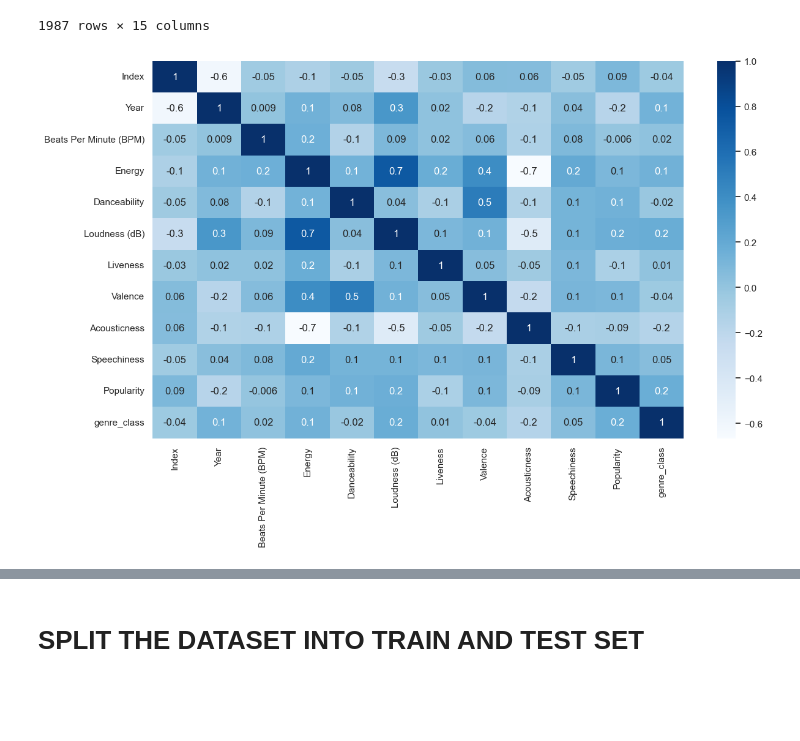
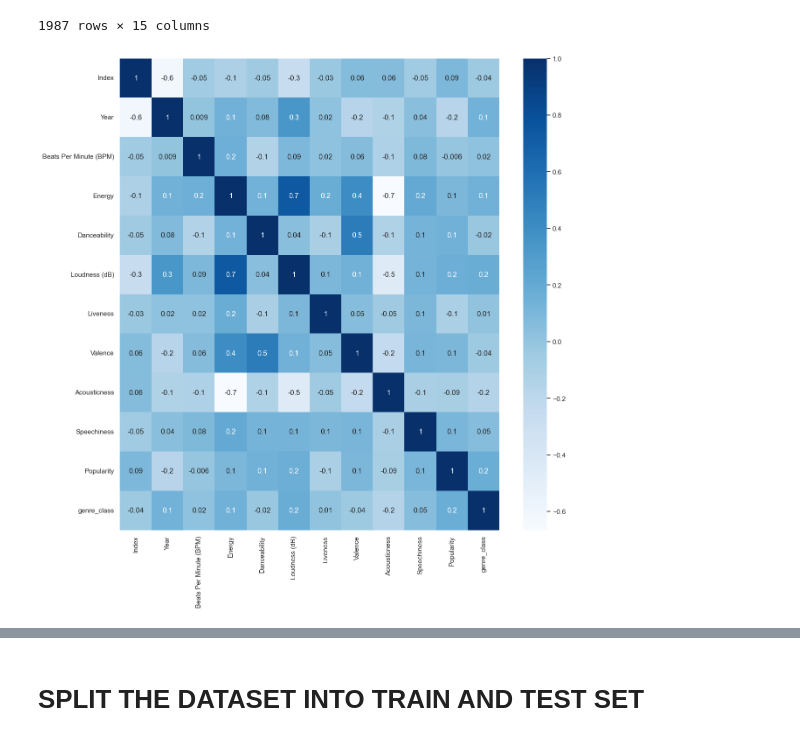
Before and after one commit to Gitroars/BS_FoDS_Project, a Jupyter notebook: Processing_Spotify_Dataset_in_SML-Copy1.ipynb, the cells around one changed output, grey strips where cells are left out. Cells and saved outputs as stored; diff of their text form; code cells hidden in the pictures; blank space fills up the shorter version.

```diff
--- a/Processing_Spotify_Dataset_in_SML-Copy1.ipynb
+++ b/Processing_Spotify_Dataset_in_SML-Copy1.ipynb
@@ -12,7 +12,7 @@ import seaborn as sns
 from sklearn.linear_model import LogisticRegression
 from sklearn.model_selection import train_test_split
 # %%
-url = 'Dataset/Spotify-2000.csv'
+url = 'https://raw.githubusercontent.com/Gitroars/BS_FoDS_Project/main/Dataset/Spotify-2000.csv'
 df = pd.read_csv(url)
 df
 # %% [output]
@@ -191,6 +212,29 @@ plt.show()
 # %% [markdown]
 # GROUPING THE GENRE
 # %%
+# values = ['canadian contemporary r&b','latin', 'electro house','australian dance','beatlesque','neo soul','brostep','irish singer-songwriter']
+# df2 = df2[df2.top_genre.isin(values) == False]
+# Change genre into numeric value
+df2['genre_class'] = 0
+#Maingroup
+#Pop Class
+# i=1
+# while(i<df2.shape[0]):
+#     if 'pop' in df2.loc[i,'top_genre']:
+#         print('Classified a classic')
+#         df2.loc[i,'genre_class']= 0
+#     elif 'hip hop' in df2.loc[i,'top_genre']:
+#         print('Classified a country')
+#         df2.loc[i,'genre_class']= 1
+#     elif 'rock' in df2.loc[i,'top_genre']:
+#         print('Classified a pop')
+#         df2.loc[i,'genre_class'] = 2
+#     else:
+#         print('Unclassified')
+#         df2.loc[i,'genre_class'] = -1
+
+#     i+=1
+
 values = ['canadian contemporary r&b','latin', 'electro house','australian dance','beatlesque','neo soul','brostep','irish singer-songwriter']
 df2 = df2[df2.top_genre.isin(values) == False]
 # Change genre into numeric value
@@ -281,10 +325,10 @@ df2.drop(labels=['top_genre'], axis=1)
 | 1993 | 1994 | Blueberry Hill | Fats Domino | 1959 | 133 | 50 | 49 | -10 | ... |
 1987 rows × 15 columns
 # %%
-plt.figure(figsize=(14,8))
+plt.figure(figsize=(14,14))
 sns.set_theme(style="white")
 corr = df2.corr()
 heatmap = sns.heatmap(corr, annot=True, cmap="Blues", fmt='.1g')
 # %% [output]
-[figure, old version]
+[figure, new version]
 # %%
```
Also changed, not shown: parts of 21 cells of this notebook, 2 other files.
